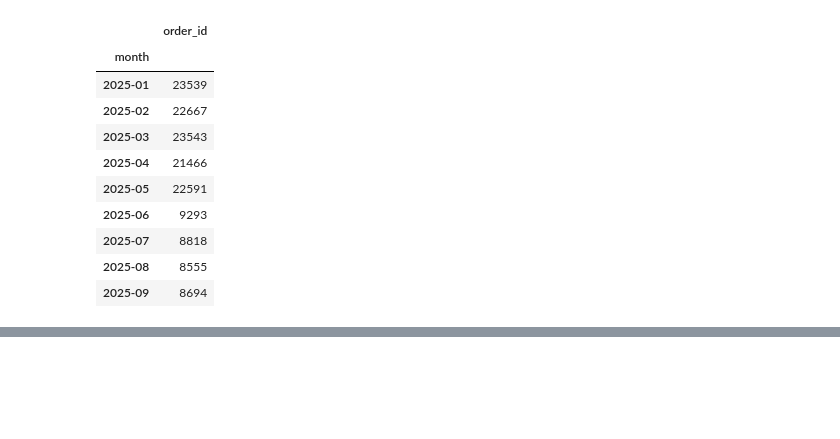
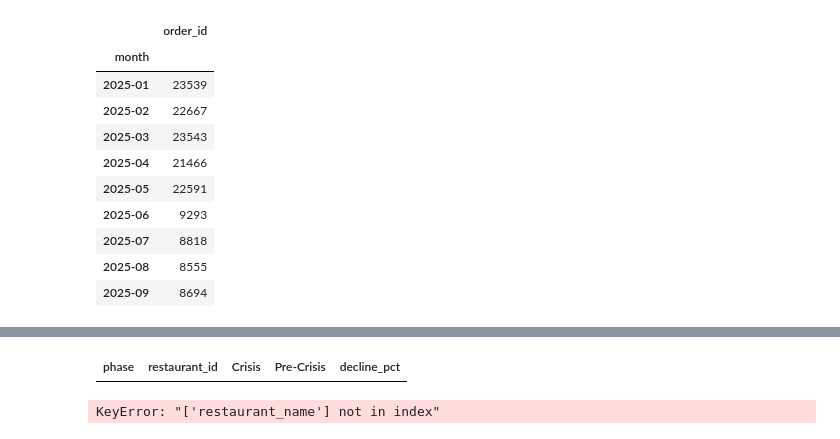
Before and after one commit to vandanvlog/FoodDelivery-Crisis-Analysis, a Jupyter notebook: research/data_cleaning.ipynb, the cells around one changed output, grey strips where cells are left out. Saved outputs shown, nothing was run; the diff lists cells and outputs as text; code cells hidden in the pictures; blank space fills up the shorter version.

```diff
--- a/research/data_cleaning.ipynb
+++ b/research/data_cleaning.ipynb
@@ -333,0 +425,24 @@ clean_data[['month','order_id']].groupby('month').count()
+# %%
+restaurant_pivot = restaurant_orders.pivot(index='restaurant_id',columns='phase',values='order_id').reset_index()
+# %%
+restaurant_pivot = restaurant_pivot.fillna(1)
+# %%
+restaurant_pivot = restaurant_pivot[restaurant_pivot['Pre-Crisis'] >= 50]
+# %%
+restaurant_pivot['decline_pct'] = (
+    (restaurant_pivot['Pre-Crisis'] - restaurant_pivot['Crisis'])
+    / restaurant_pivot['Pre-Crisis']
+) * 100
+# %%
+top_restaurants = restaurant_pivot.sort_values(by='decline_pct', ascending=False).head(10)
+top_restaurants
+# %% [output]
+| phase | restaurant_id | Crisis | Pre-Crisis | decline_pct |
+# %%
+top_restaurants = top_restaurants.merge(
+    clean_data[['restaurant_id', 'restaurant_name']].drop_duplicates(),
+    on='restaurant_id',
+    how='left'
+)
+# %% [output]
+KeyError: "['restaurant_name'] not in index"
```
Also changed, not shown: parts of 26 cells of this notebook, 1 other file.
